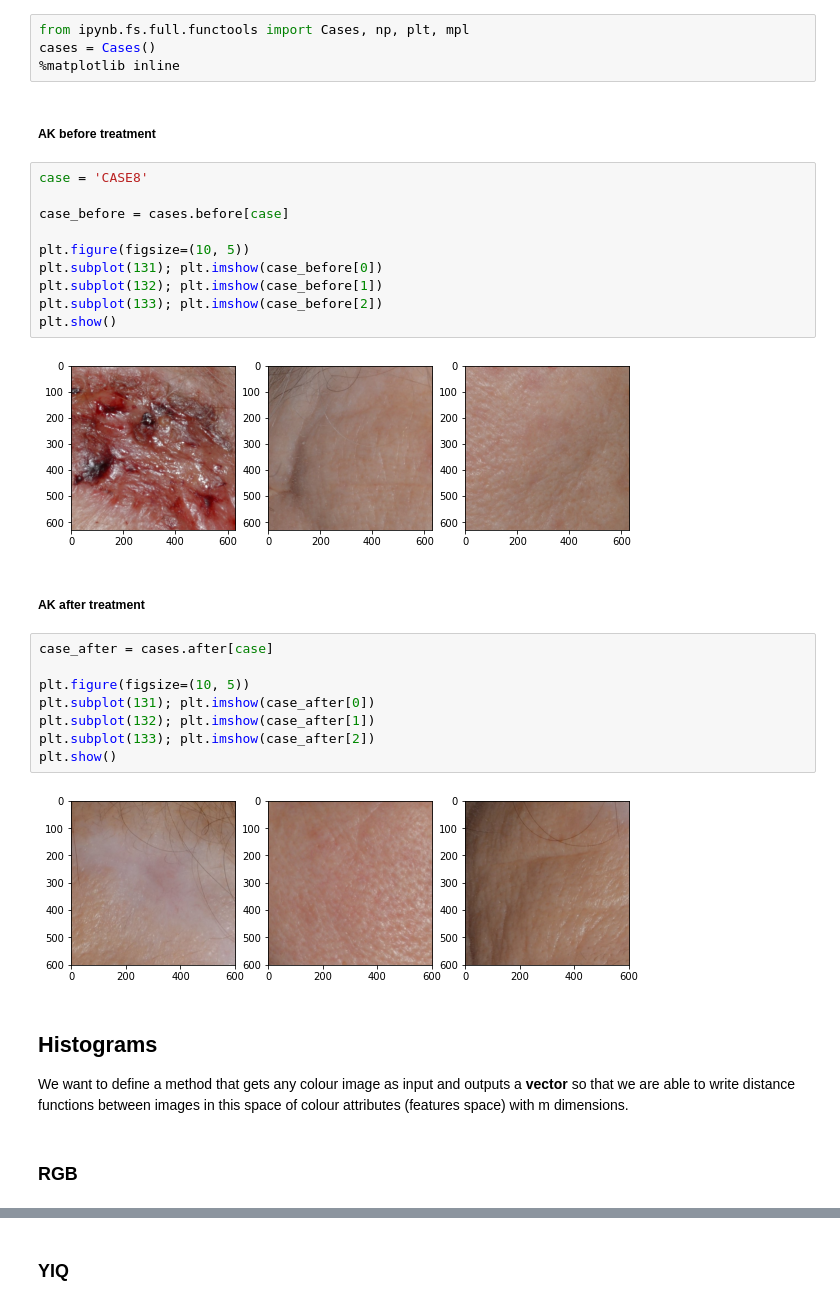
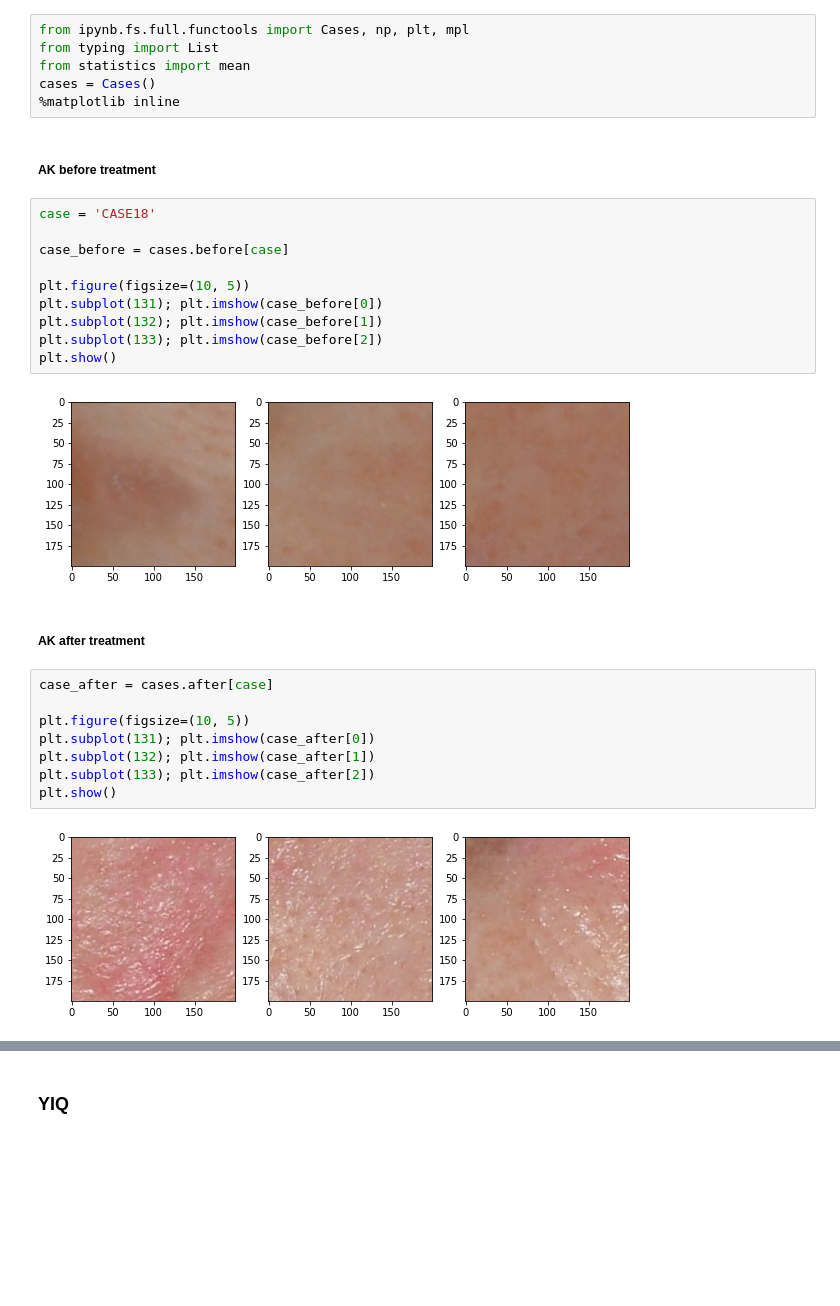
Before and after one commit to GiannisChouliaras/Thesis, a Jupyter notebook: notebooks/120522_colour_difference_using_histograms.ipynb, the cells around one changed output, grey strips where cells are left out. Drawn from its saved outputs; the diff is of its cells as text; blank space fills up the shorter version.

```diff
--- a/notebooks/120522_colour_difference_using_histograms.ipynb
+++ b/notebooks/120522_colour_difference_using_histograms.ipynb
@@ -5,21 +5,23 @@ In this notebook, we use color as an image descriptor to allow comparing images
 # %%
 from ipynb.fs.full.functools import Cases, np, plt, mpl
+from typing import List
+from statistics import mean
 cases = Cases()
 %matplotlib inline
 # %% [markdown]
 ##### AK before treatment
 # %%
-case = 'CASE8'
+case = 'CASE18'
 
 case_before = cases.before[case]
 
 plt.figure(figsize=(10, 5))
 plt.subplot(131); plt.imshow(case_before[0])
 plt.subplot(132); plt.imshow(case_before[1])
 plt.subplot(133); plt.imshow(case_before[2])
 plt.show()
 # %% [output]
-[figure, old version]
+[figure, new version]
 # %% [markdown]
 ##### AK after treatment
 # %%
@@ -31,10 +33,4 @@ plt.subplot(132); plt.imshow(case_after[1])
 plt.subplot(133); plt.imshow(case_after[2])
 plt.show()
 # %% [output]
-[figure, old version]
+[figure, new version]
-# %% [markdown]
-## Histograms
-
-We want to define a method that gets any colour image as input and outputs a **vector** so that we are able to write distance functions between images in this space of colour attributes (features space) with m dimensions.
-# %% [markdown]
-### RGB
```
Also changed, not shown: parts of 28 cells of this notebook, 18 other files.
